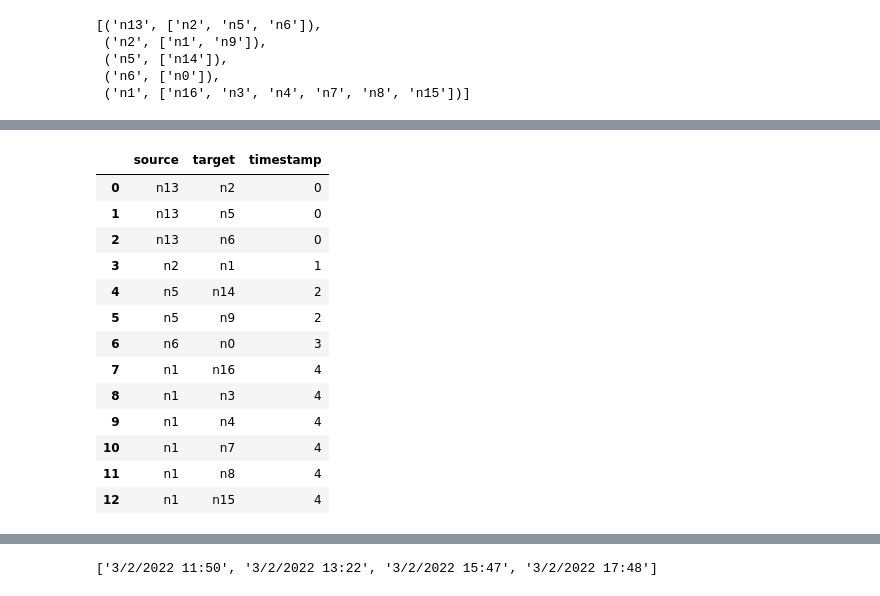
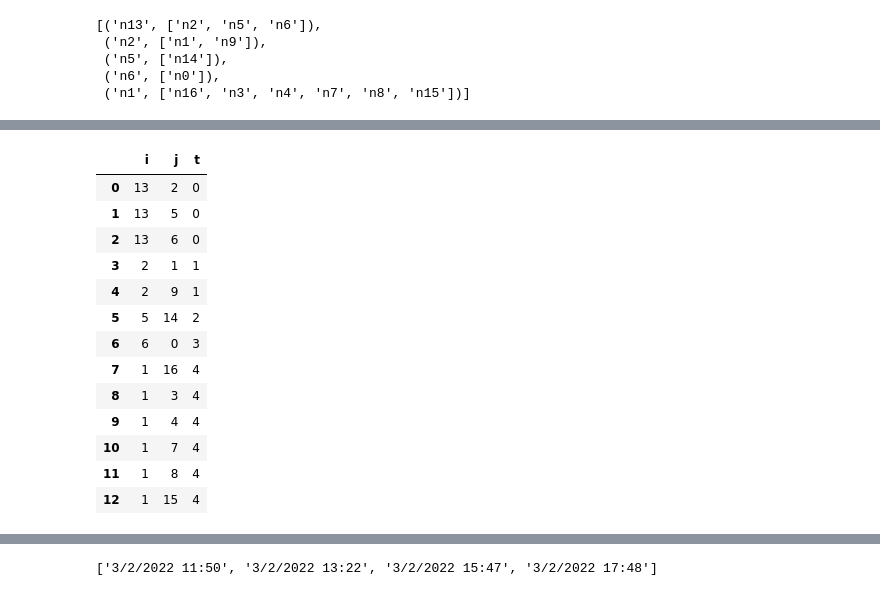
Before and after one commit to hpi-sam/Spatio-Temporal-Graphs, a Jupyter notebook: src/anomalies.ipynb, the cells around one changed output, grey strips where cells are left out. Drawn from its saved outputs; the diff is of its cells as text; code cells hidden in the pictures.

```diff
--- a/src/anomalies.ipynb
+++ b/src/anomalies.ipynb
@@ -198,17 +215,21 @@ nx.draw(G, with_labels=True)
-# %%
-nx.to_pandas_edgelist(G)
-# %% [output]
-|  | source | target | timestamp |
-| 0 | n13 | n2 | 0 |
-| 1 | n13 | n5 | 0 |
-| 2 | n13 | n6 | 0 |
-| 3 | n2 | n1 | 1 |
-| 4 | n5 | n14 | 2 |
-| 5 | n5 | n9 | 2 |
-| 6 | n6 | n0 | 3 |
-| 7 | n1 | n16 | 4 |
-| 8 | n1 | n3 | 4 |
-| 9 | n1 | n4 | 4 |
-| 10 | n1 | n7 | 4 |
-| 11 | n1 | n8 | 4 |
-| 12 | n1 | n15 | 4 |
+# %%
+edge_df = nx.to_pandas_edgelist(G)
+edge_df.columns = ['i','j','t']
+edge_df = edge_df.replace(to_replace=r'^n', value='', regex=True)
+edge_df = edge_df.apply(pd.to_numeric)
+edge_df
+# %% [output]
+|  | i | j | t |
+| 0 | 13 | 2 | 0 |
+| 1 | 13 | 5 | 0 |
+| 2 | 13 | 6 | 0 |
+| 3 | 2 | 1 | 1 |
+| 4 | 2 | 9 | 1 |
+| 5 | 5 | 14 | 2 |
+| 6 | 6 | 0 | 3 |
+| 7 | 1 | 16 | 4 |
+| 8 | 1 | 3 | 4 |
+| 9 | 1 | 4 | 4 |
+| 10 | 1 | 7 | 4 |
+| 11 | 1 | 8 | 4 |
+| 12 | 1 | 15 | 4 |
```
Also changed, not shown: parts of 15 cells of this notebook.
